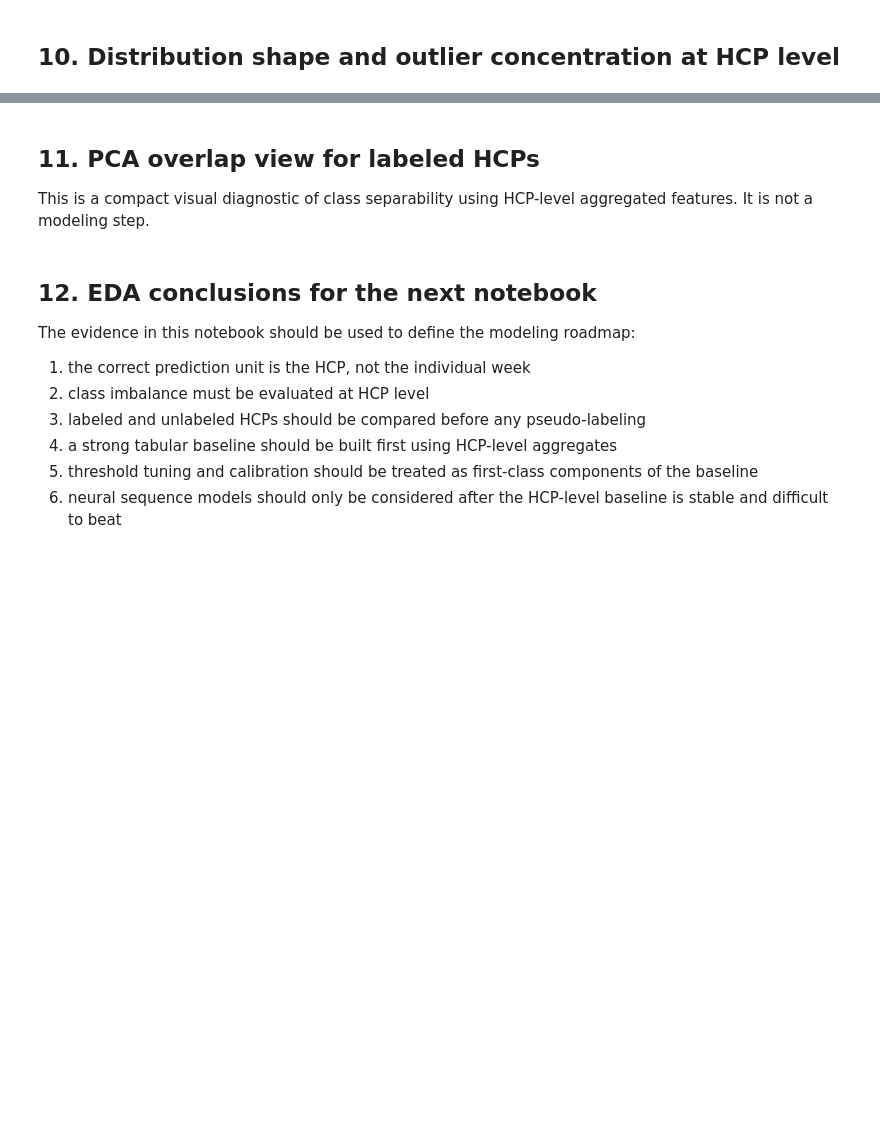
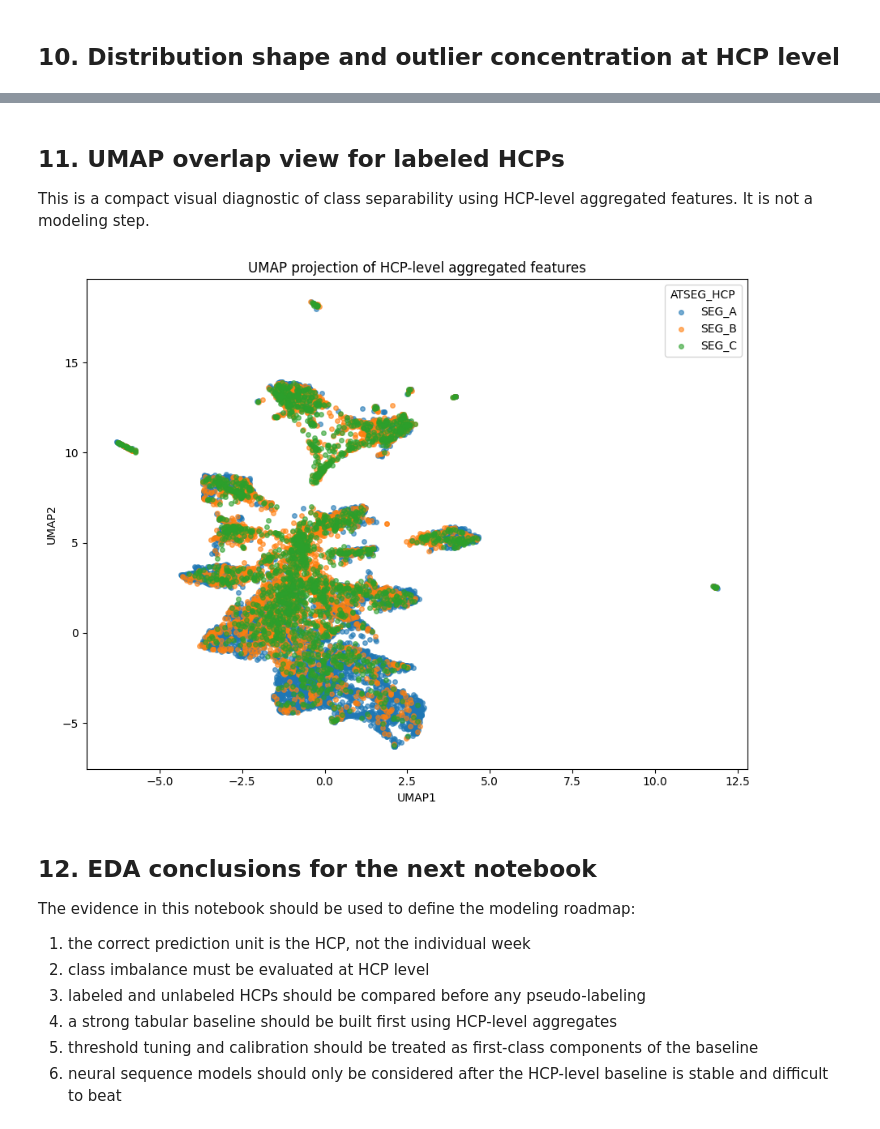
Before and after one commit to david-bazalduaa/Pfizer-segmentation-Ulcerative-Colitis, a Jupyter notebook: models/Lightbm/01_eda_hcp_longitudinal.ipynb, the cells around one changed output, grey strips where cells are left out. Cells and saved outputs as stored; diff of their text form; code cells hidden in the pictures; blank space fills up the shorter version.

Commit message:
umap

```diff
--- a/models/Lightbm/01_eda_hcp_longitudinal.ipynb
+++ b/models/Lightbm/01_eda_hcp_longitudinal.ipynb
@@ -341,34 +477,49 @@ shape_df.head(20)
 # %% [markdown]
-## 11. PCA overlap view for labeled HCPs
+## 11. UMAP overlap view for labeled HCPs
 
 This is a compact visual diagnostic of class separability using HCP-level aggregated features.
 It is not a modeling step.
 # %%
-pca_input_cols = [c for c in hcp_features.columns if c.endswith("__mean") or c.endswith("__std") or c.endswith("__last")]
-pca_df = labeled_hcp[["NUEVO_ID", "ATSEG_HCP"] + pca_input_cols].dropna()
+umap_input_cols = [c for c in hcp_features.columns if c.endswith("__mean") or c.endswith("__std") or c.endswith("__last")]
+umap_df = labeled_hcp[["NUEVO_ID", "ATSEG_HCP"] + umap_input_cols].dropna()
 
-X = pca_df[pca_input_cols].values
+X = umap_df[umap_input_cols].values
 X_scaled = StandardScaler().fit_transform(X)
 
-pca = PCA(n_components=2, random_state=42)
-coords = pca.fit_transform(X_scaled)
+try:
+    from umap import UMAP
+except ImportError as e:
+    raise ImportError(
+        "UMAP requires the package 'umap-learn'. Install it before running this section with: pip install umap-learn"
+    ) from e
 
-pca_plot_df = pd.DataFrame({
-    "PC1": coords[:, 0],
-    "PC2": coords[:, 1],
-    "ATSEG_HCP": pca_df["ATSEG_HCP"].values
+umap_model = UMAP(
+    n_components=2,
+    n_neighbors=30,
+    min_dist=0.15,
+    metric="euclidean",
+    random_state=42
+)
+coords = umap_model.fit_transform(X_scaled)
+
+umap_plot_df = pd.DataFrame({
+    "UMAP1": coords[:, 0],
+    "UMAP2": coords[:, 1],
+    "ATSEG_HCP": umap_df["ATSEG_HCP"].values
 })
 
 fig, ax = plt.subplots(figsize=(9, 7))
-for label, grp in pca_plot_df.groupby("ATSEG_HCP"):
-    ax.scatter(grp["PC1"], grp["PC2"], s=16, alpha=0.6, label=label)
+for label, grp in umap_plot_df.groupby("ATSEG_HCP"):
+    ax.scatter(grp["UMAP1"], grp["UMAP2"], s=16, alpha=0.6, label=label)
 
-ax.set_title("PCA projection of HCP-level aggregated features")
-ax.set_xlabel(f"PC1 ({pca.explained_variance_ratio_[0]:.2%} variance)")
-ax.set_ylabel(f"PC2 ({pca.explained_variance_ratio_[1]:.2%} variance)")
+ax.set_title("UMAP projection of HCP-level aggregated features")
+ax.set_xlabel("UMAP1")
+ax.set_ylabel("UMAP2")
 ax.legend(title="ATSEG_HCP")
 plt.tight_layout()
 plt.show()
+# %% [output]
+[figure, added]
 # %% [markdown]
 ## 12. EDA conclusions for the next notebook
 
```
Also changed, not shown: parts of 16 cells of this notebook, 1 other file.
